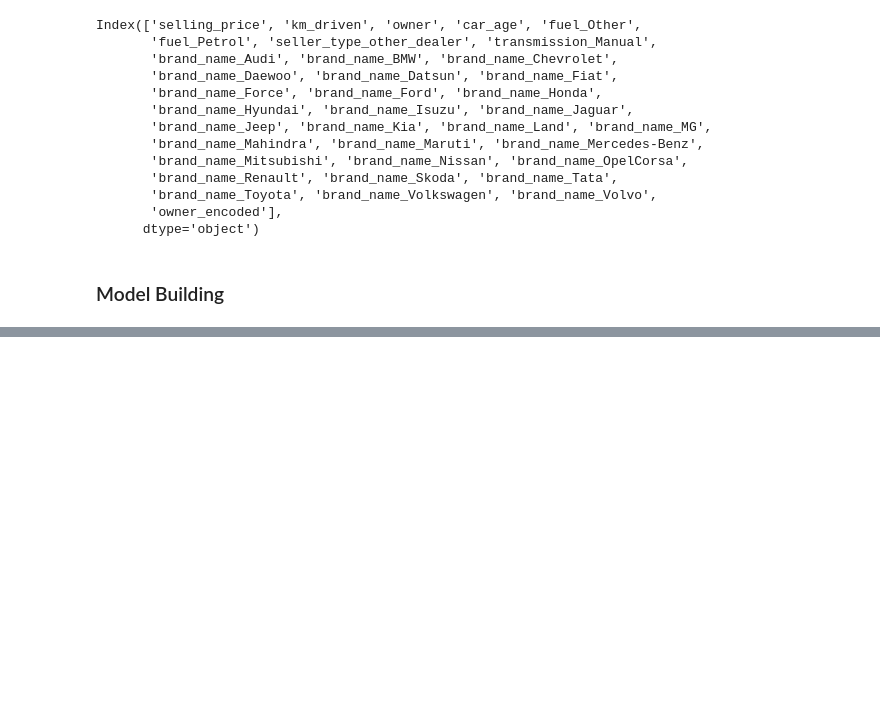
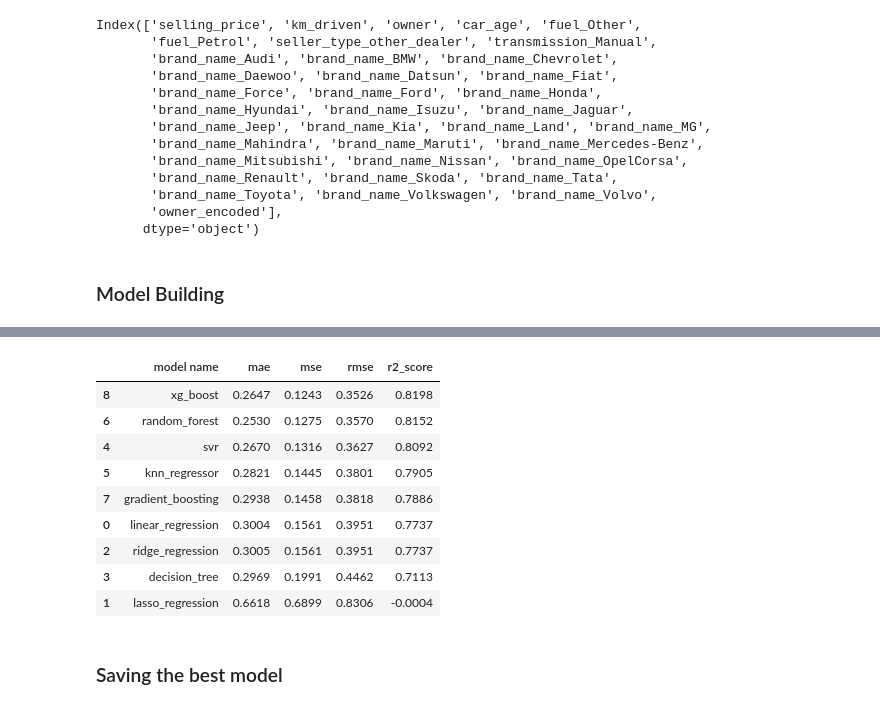
Before and after one commit to ansariafzal-ka/Car-Price-Prediction, a Jupyter notebook: main.ipynb, the cells around one changed output, grey strips where cells are left out. Cells and saved outputs as stored; diff of their text form; code cells hidden in the pictures; blank space fills up the shorter version.

Commit message:
Model Building Completed and Best Model saved

```diff
--- a/main.ipynb
+++ b/main.ipynb
@@ -437,0 +382,13 @@ print("-" * 65)
+# %%
+# Making a dictionary of various regression models
+models = {
+    'linear_regression': LinearRegression(),
+    'lasso_regression': Lasso(),
+    'ridge_regression': Ridge(),
+    'decision_tree': DecisionTreeRegressor(),
+    'svr': SVR(),
+    'knn_regressor': KNeighborsRegressor(),
+    'random_forest': RandomForestRegressor(),
+    'gradient_boosting': GradientBoostingRegressor(),
+    'xg_boost': XGBRegressor(),
+}
@@ -437,0 +397,21 @@ print("-" * 65)
+# %%
+model_results = {} # empty dictionary to store the model results
+
+for name, model in models.items():
+    print(f'Training {name}...')
+    model.fit(X_train_scaled, y_train) # training the model
+    y_pred = model.predict(X_test_scaled) # making predictions
+
+    mae = mean_absolute_error(y_test, y_pred) # calculating MAE
+    mse = mean_squared_error(y_test, y_pred) # calculating MSE
+    rmse = root_mean_squared_error(y_test, y_pred) # calculating RMSE
+    r2 = r2_score(y_test, y_pred) # calculating R2 Score
+
+    # storing the results
+    model_results[name] = {
+        'model': model,
+        'mae': mae,
+        'mse': mse,
+        'rmse': rmse,
+        'r2_score': r2
+    }
@@ -437,0 +428,23 @@ print("-" * 65)
+# %%
+# Making a dataframe out of model results for better readability
+results_df = pd.DataFrame.from_dict(model_results, orient='index')
+results_df = results_df.reset_index().rename(columns={'index': 'model name'})
+
+display_columns = ['model name', 'mae', 'mse', 'rmse', 'r2_score']
+results_df = results_df[display_columns].sort_values('r2_score', ascending=False)
+
+results_df_formatted = results_df.round(4)
+results_df_formatted
+# %% [output]
+|  | model name | mae | mse | rmse | r2_score |
+| 8 | xg_boost | 0.2647 | 0.1243 | 0.3526 | 0.8198 |
+| 6 | random_forest | 0.2530 | 0.1275 | 0.3570 | 0.8152 |
+| 4 | svr | 0.2670 | 0.1316 | 0.3627 | 0.8092 |
+| 5 | knn_regressor | 0.2821 | 0.1445 | 0.3801 | 0.7905 |
+| 7 | gradient_boosting | 0.2938 | 0.1458 | 0.3818 | 0.7886 |
+| 0 | linear_regression | 0.3004 | 0.1561 | 0.3951 | 0.7737 |
+| 2 | ridge_regression | 0.3005 | 0.1561 | 0.3951 | 0.7737 |
+| 3 | decision_tree | 0.2969 | 0.1991 | 0.4462 | 0.7113 |
+| 1 | lasso_regression | 0.6618 | 0.6899 | 0.8306 | -0.0004 |
+# %% [markdown]
+### Saving the best model
```
Also changed, not shown: parts of 14 cells of this notebook, 1 other file.
